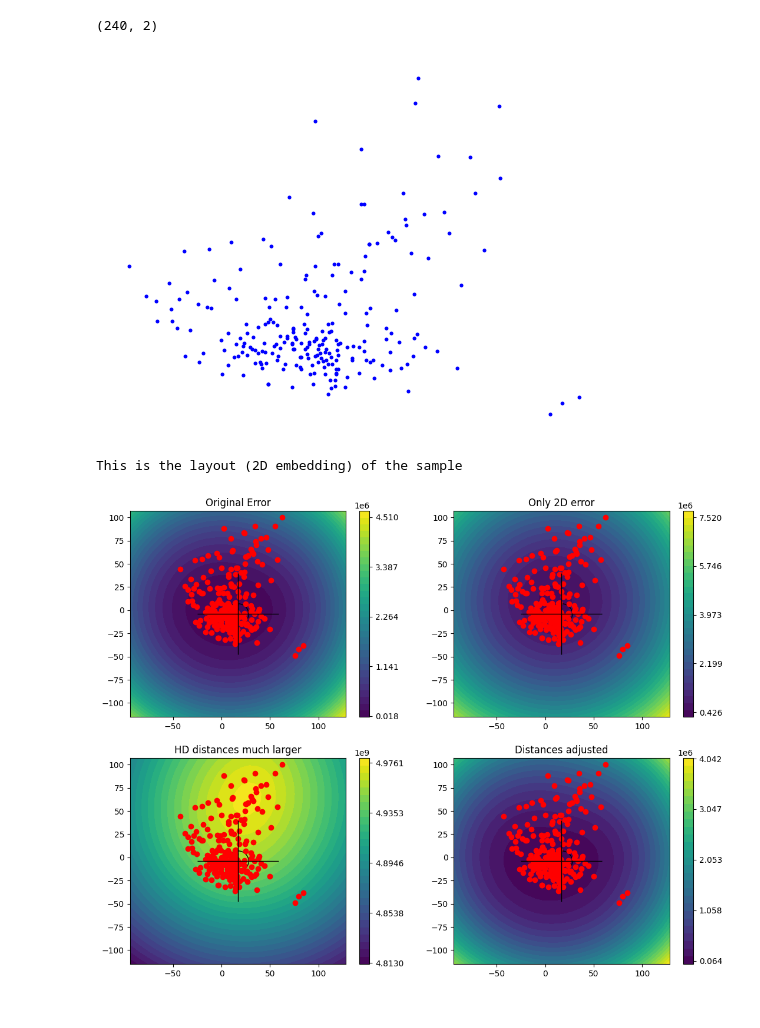
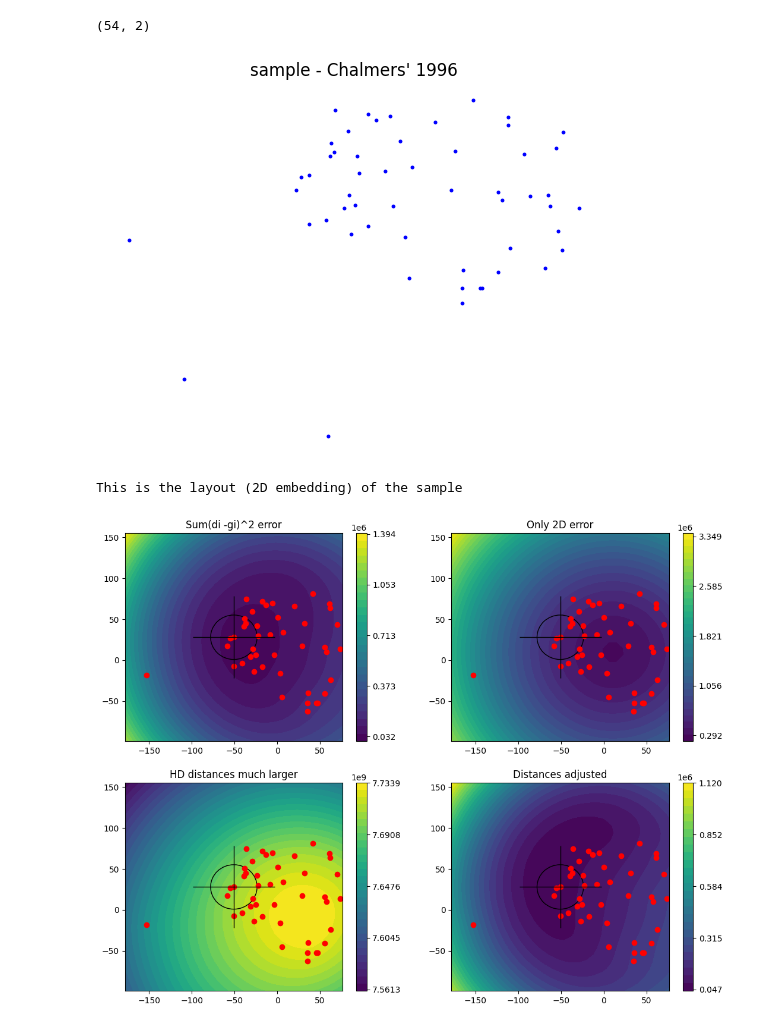
Before and after one commit to Jan961/2095736w, a Jupyter notebook: experiments/hybrid_placement/placement.ipynb, the cells around one changed output. Cells and saved outputs as stored; diff of their text form; code cells hidden in the pictures.

```diff
--- a/experiments/hybrid_placement/placement.ipynb
+++ b/experiments/hybrid_placement/placement.ipynb
@@ -4,6 +4,6 @@ import matplotlib.pyplot as plt
 from generate_placement_data import get_data
 from hdimvis.visualise_layouts_and_metrics.plot import show_layouts
 # %%
-parents, parent_hd_distances, sample_ld_pos, r, dims, data, sample, sample_indx, layout = get_data('shuttle')
+parents, parent_hd_distances, sample_ld_pos, r, dims, data, sample, sample_indx, layout = get_data('rna N3k')
 # %% [output]
 ####################
@@ -23,11 +23,11 @@ To change this use the 'metric collection' parameter of the layout
 # %%
 print(sample_ld_pos.shape)
 # %% [output]
-(240, 2)
+(54, 2)
 # %%
 show_layouts(layout)
 print("This is the layout (2D embedding) of the sample")
 # %% [output]
-[figure, old version]
+[figure, new version]
 This is the layout (2D embedding) of the sample
 # %%
@@ -70,7 +70,7 @@ diffs = (ld_dist - hd_dist[None, None,:])
 #plot
 fig, axes = plt.subplots(2,2, figsize=(13, 10))
 # fig.tight_layout()
-(ax1, ax2), (ax3, ax4) = axes
+((ax1, ax2),(ax3, ax4)) = axes
 
 
 errors = []
@@ -79,43 +79,45 @@ titles =[]
 #orignal error
 original_error = np.sum(diffs**2, axis=2)
 errors.append(original_error)
-titles.append('Original Error')
+titles.append('Sum(di -gi)^2 error')
 
-#just low d error
+#just 2d error
 just_low_d_error = np.sum(ld_dist**2, axis=2)
 errors.append(just_low_d_error)
 titles.append('Only 2D error')
 
-# hd distances much larger than 2d distances
+# hd distances much larger (squared) than 2d distances
 diffs_exaggerated_hd = (ld_dist - hd_dist[None, None,:]**2)
 error_exaggerated_hd =  np.sum(diffs_exaggerated_hd**2, axis=2)
 errors.append(error_exaggerated_hd)
 titles.append('HD distances much larger')
 
 #adjusted weight
 diffs_adjusted = (ld_dist - hd_dist[None, None,:]*1.2)
 error_adjusted=  np.sum(diffs_adjusted**2, axis=2)
 errors.append(error_adjusted)
 titles.append('Distances adjusted')
 contours = None
+
+
 
 for i in range(4):
     ax = axes.flat[i]
     circle = plt.Circle((the_parent[0], the_parent[1]), radius, color='black', fill = False)
     contours = ax.contourf(x, y, errors[i], levels =30)
     cbar_ticks = np.linspace(errors[i].min(), errors[i].max(), 5)
     fig.colorbar(contours,  ax=ax, orientation='vertical',
              location='right', shrink=1, ticks=cbar_ticks)
     ax.autoscale(False)
     ax.plot(sample_ld_pos[:,0],sample_ld_pos[:,1], 'ro')
     ax.plot(the_parent[0], the_parent[1], color='black', marker='+', markersize=100, markeredgewidth='1' )
     ax.add_patch(circle)
     ax.set_title(titles[i])
 
 
 # a colorbar which applies only to the original error image - the range of values differs too
 #    much to use a single colorbar
 
 fig.show()
 # %% [output]
-[figure, old version]
+[figure, new version]
```
Also changed, not shown: parts of 3 cells of this notebook, 27 other files.
